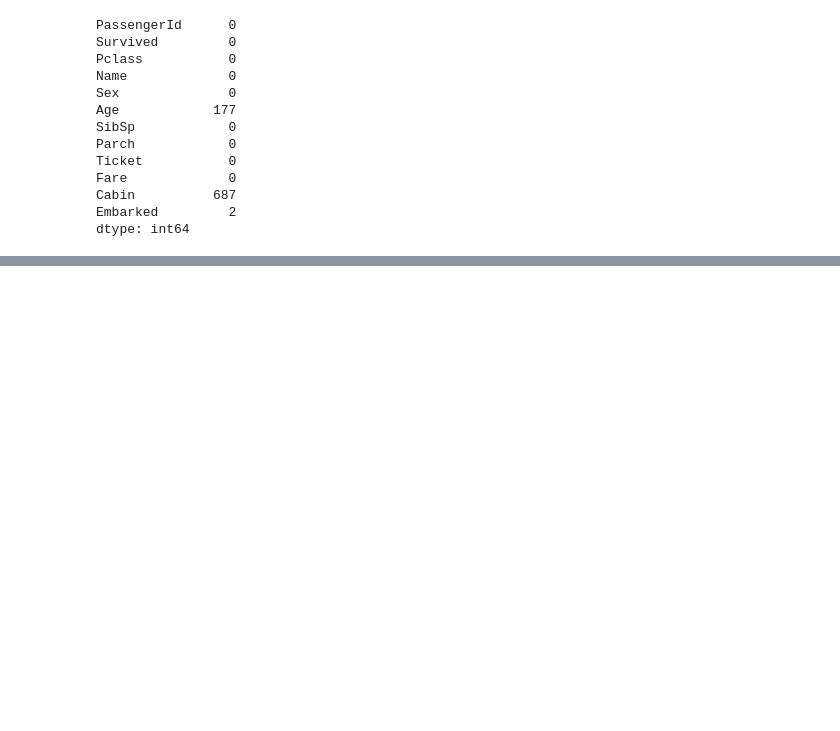
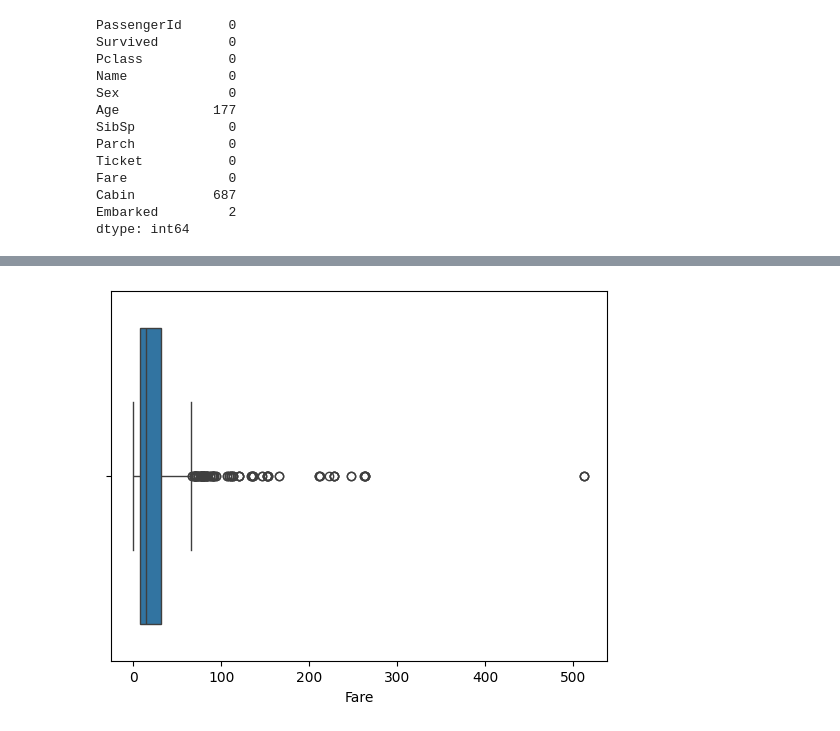
Before and after one commit to Vijayaragavan185/data-cleaning-eda-titanic, a Jupyter notebook: notebooks/data_cleaning_eda_titanic.ipynb, the cells around one changed output, grey strips where cells are left out. Cells and saved outputs as stored; diff of their text form; code cells hidden in the pictures; blank space fills up the shorter version.

```diff
--- a/notebooks/data_cleaning_eda_titanic.ipynb
+++ b/notebooks/data_cleaning_eda_titanic.ipynb
@@ -44,0 +43,2 @@ Index: []
+# %%
+df.drop_duplicates(inplace=True)
@@ -44,0 +49,2 @@ Index: []
+# %%
+df['Survived'] = df['Survived'].astype('category')
@@ -44,0 +60,5 @@ Index: []
+# %%
+sns.boxplot(x=df['Fare'])
+plt.show()
+# %% [output]
+[figure, added]
```
Also changed, not shown: parts of 5 cells of this notebook.
